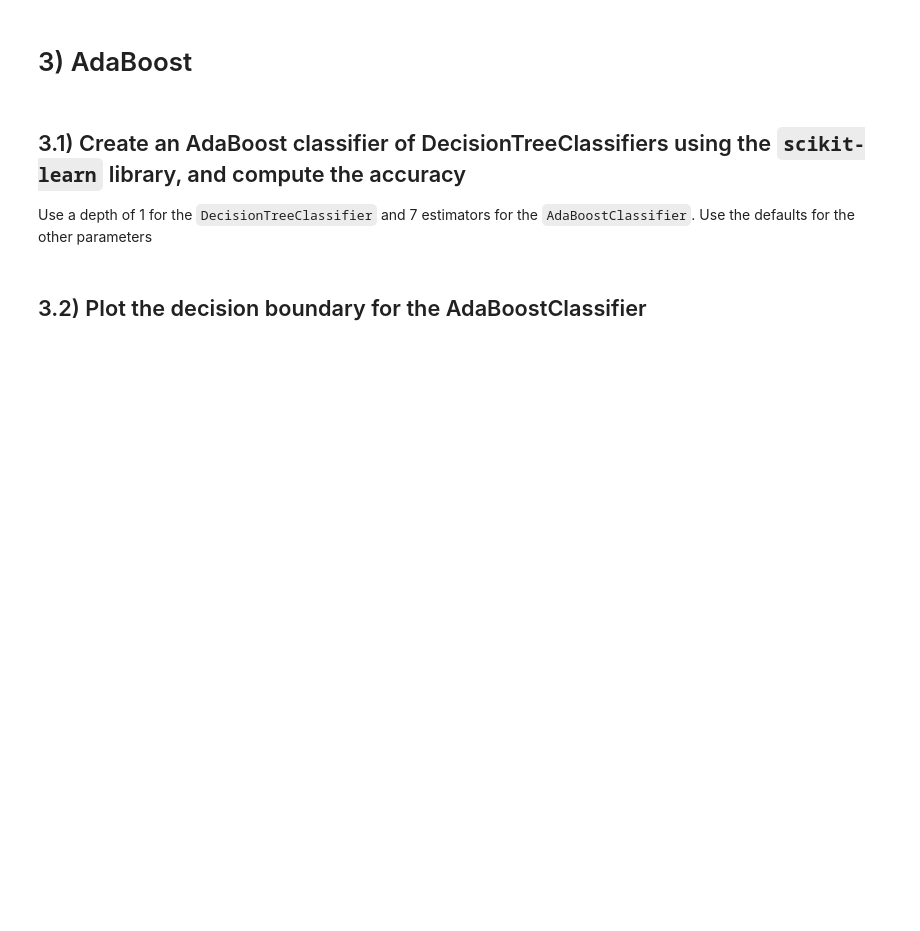
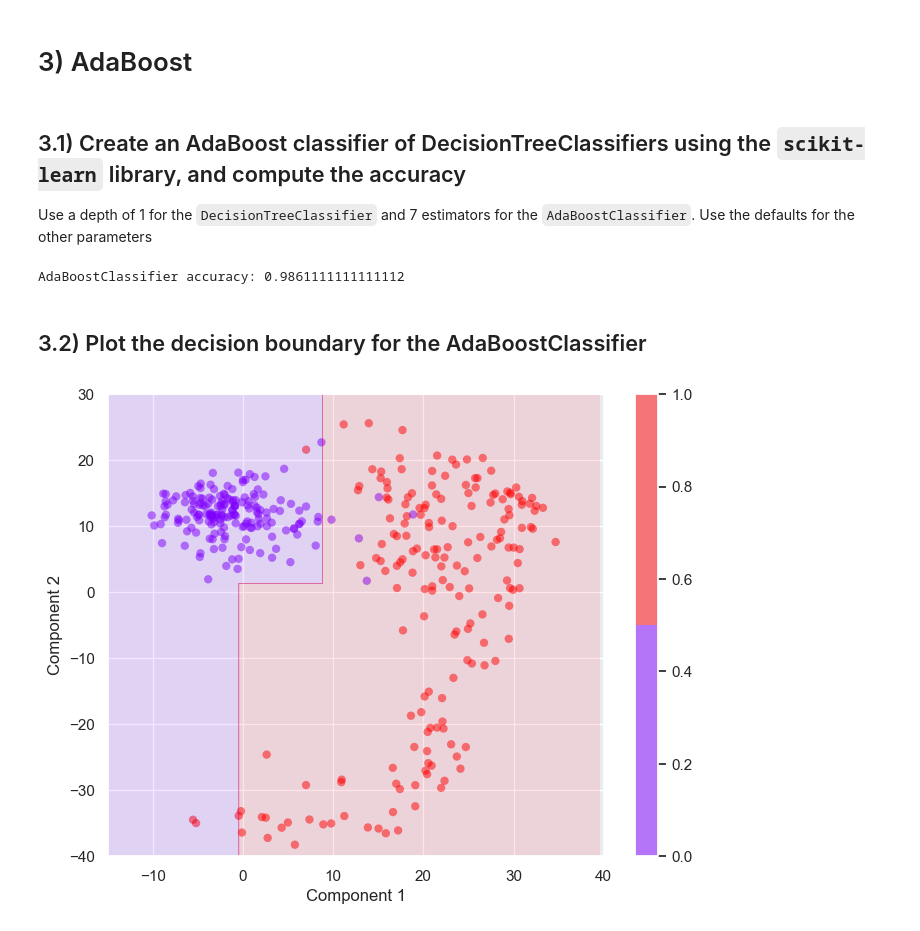
Before and after one commit to Khanrik/UniFolder, a Jupyter notebook: 5. Semester/Machine Learning/PØ/09-combining-models/exercise-09.ipynb, the cells around one changed output. Drawn from its saved outputs; the diff is of its cells as text; code cells hidden in the pictures; blank space fills up the shorter version.

```diff
--- a/5. Semester/Machine Learning/PØ/09-combining-models/exercise-09.ipynb
+++ b/5. Semester/Machine Learning/PØ/09-combining-models/exercise-09.ipynb
@@ -205,5 +219,19 @@ Use `max_depth=3`. You will use fit() and predict() methods of the DecisionTreeC
 # %% [markdown]
 ## 3.1) Create an AdaBoost classifier of DecisionTreeClassifiers using the `scikit-learn` library, and compute the accuracy
 Use a depth of 1 for the `DecisionTreeClassifier` and 7 estimators for the `AdaBoostClassifier`. Use the defaults for the other parameters
+# %%
+from sklearn.ensemble import AdaBoostClassifier
+adb_clf = AdaBoostClassifier(DecisionTreeClassifier(max_depth=1), n_estimators=7)
+adb_clf.fit(X, t).predict(X)
+print("AdaBoostClassifier accuracy:", clf.score(X, t))
+# %% [output]
+AdaBoostClassifier accuracy: 0.9861111111111112
 # %% [markdown]
 ## 3.2) Plot the decision boundary for the AdaBoostClassifier
+# %%
+plt.figure(figsize=(8,6))
+plot_scatter(X, t)
+plot_mesh(X, adb_clf.fit(X, t).predict)
+plt.show()
+# %% [output]
+[figure, added]
```
Also changed, not shown: parts of 6 cells of this notebook.
